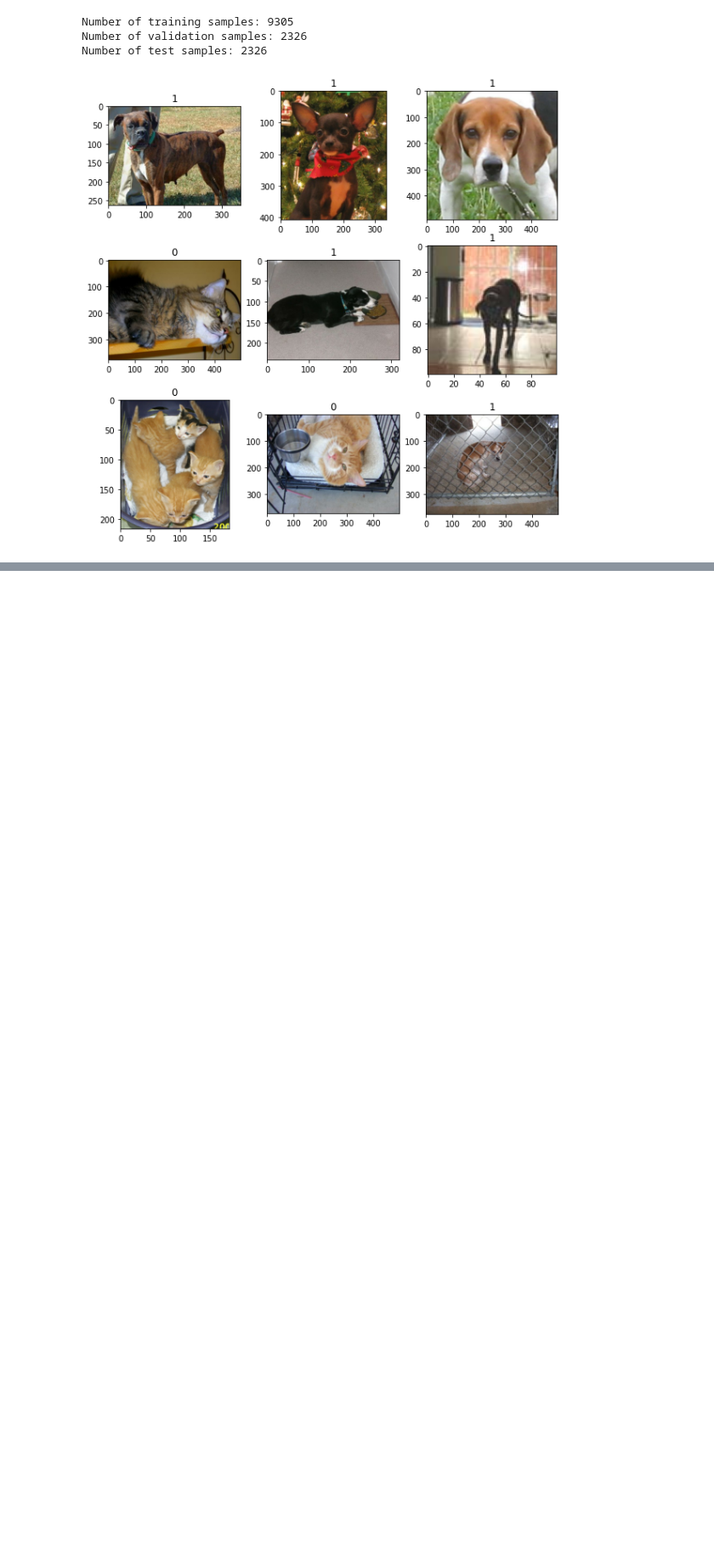
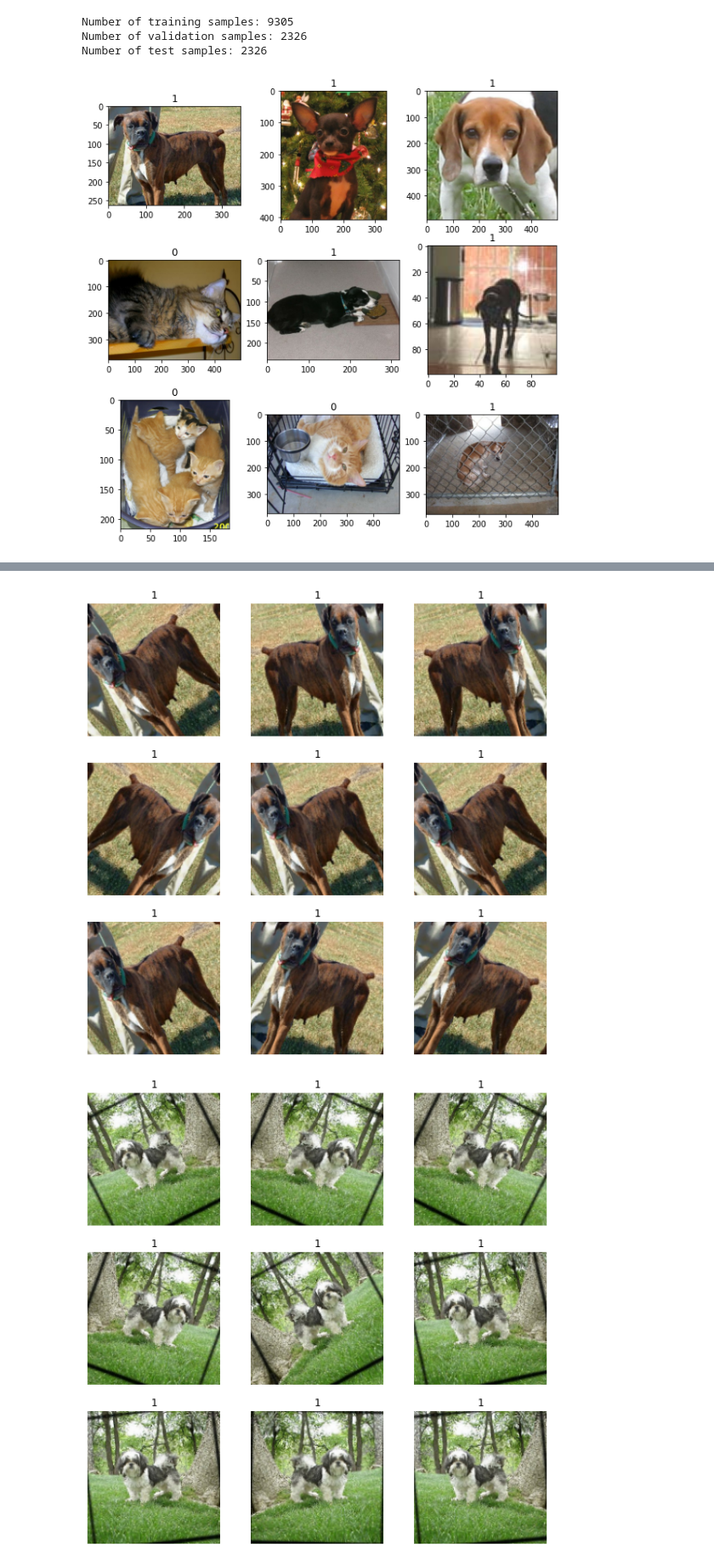
Before and after one commit to poojasaxena/tensorflow-specialization-coursera, a Jupyter notebook: course2_convolutional-neural-networks-tensorflow/03_transfer-learning/Course_2_Part_6_Lesson_2_Notebook_Xception_catvsdogs.ipynb, the cells around one changed output, grey strips where cells are left out. Shown at 85% size. Drawn from its saved outputs; the diff is of its cells as text; code cells hidden in the pictures; blank space fills up the shorter version.

```diff
--- a/course2_convolutional-neural-networks-tensorflow/03_transfer-learning/Course_2_Part_6_Lesson_2_Notebook_Xception_catvsdogs.ipynb
+++ b/course2_convolutional-neural-networks-tensorflow/03_transfer-learning/Course_2_Part_6_Lesson_2_Notebook_Xception_catvsdogs.ipynb
@@ -52,0 +101,7 @@ Dataset.
+# %%
+## Besidesm lets batch the data and use caching and prefetching to optimize loading speed
+batch_size=32
+
+train_ds =  train_ds.cache().batch(batch_size).prefetch(buffer_size=10)
+validation_ds = validation_ds.cache().batch(batch_size).prefetch(buffer_size=10)
+test_ds = test_ds.cache().batch(batch_size).prefetch(buffer_size=10)
@@ -52,0 +111,28 @@ Dataset.
+# %%
+from tensorflow import keras
+from tensorflow.keras import layers
+data_augmentation  =  keras.Sequential(
+    [
+     layers.experimental.preprocessing.RandomFlip('horizontal'),
+     layers.experimental.preprocessing.RandomRotation(0.1),
+    ]
+)
+# %%
+## Lets visualize the first images of the first batch after various random transformation
+
+import numpy as np
+
+for image, labels in train_ds.take(2):
+  plt.figure(figsize=(10,10))
+  first_image = image[0]
+  for i in range(9):
+    ax = plt.subplot(3, 3, i+1)
+    augmentated_image = data_augmentation(
+        tf.expand_dims(first_image, 0), training=True
+    )
+    plt.imshow(augmentated_image[0].numpy().astype("int32"))
+    plt.title(int(labels[0]))
+    plt.axis("off")
+# %% [output]
+[figure, added]
+[figure, added]
```
Also changed, not shown: parts of 22 cells of this notebook.
